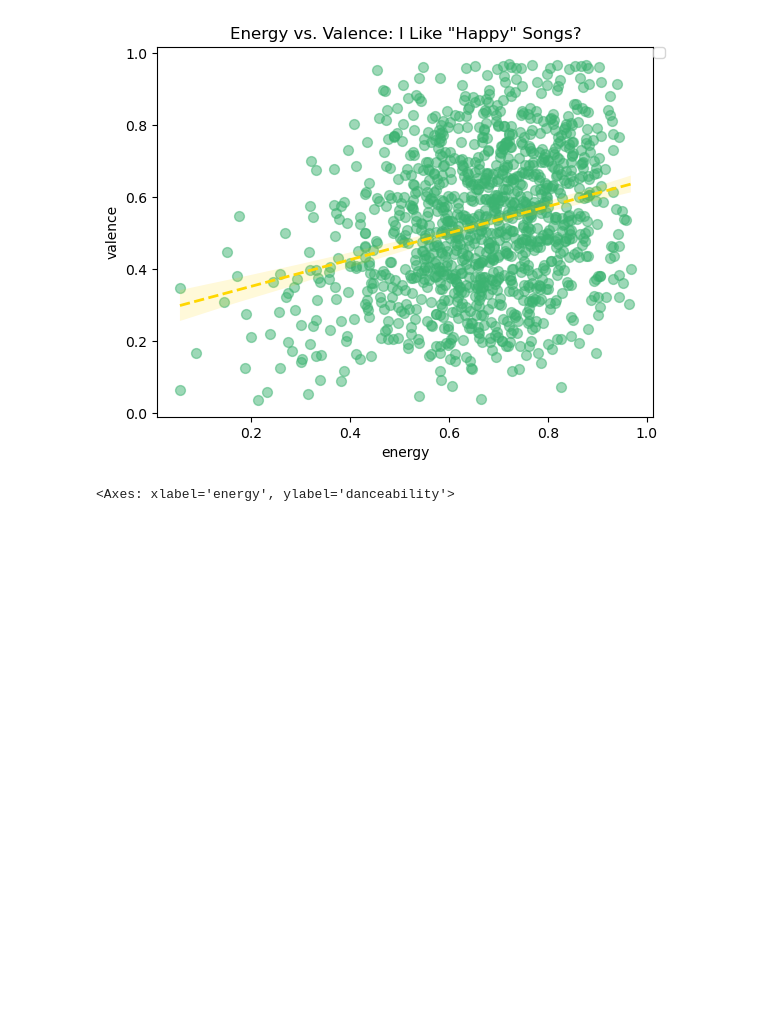
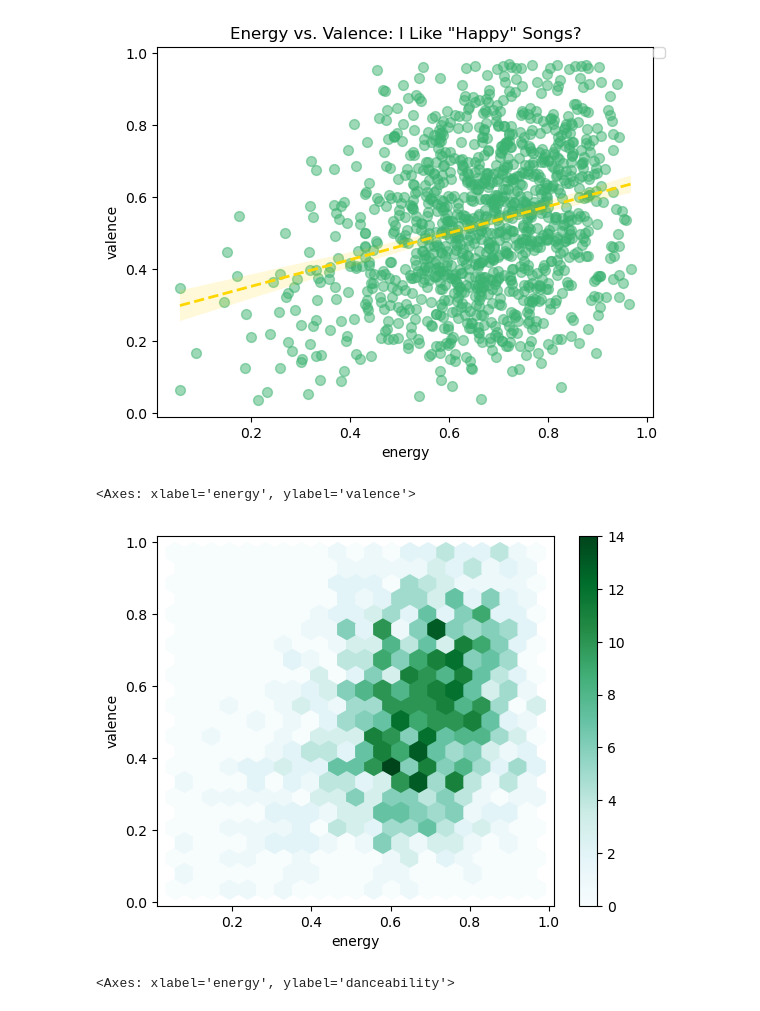
Before and after one commit to kspicer80/spotify_analysis, a Jupyter notebook: spotify_data_analysis.ipynb, the cells around one changed output. Cells and saved outputs as stored; diff of their text form; code cells hidden in the pictures; blank space fills up the shorter version.

Commit message:
more plots

```diff
--- a/spotify_data_analysis.ipynb
+++ b/spotify_data_analysis.ipynb
@@ -93,6 +95,11 @@ plt.show()
 # %% [output]
 No artists with labels found to put in legend.  Note that artists whose label start with an underscore are ignored when legend() is called with no argument.
 [figure]
+# %%
+df.plot(kind='hexbin', x='energy', y='valence', gridsize=20)
+# %% [output]
+<Axes: xlabel='energy', ylabel='valence'>
+[figure, added]
 # %%
 just_2023 = df[df['year_added'] == 2023]
 sns.regplot(data=just_2023, x='energy', y='danceability', color='orange', line_kws={"linewidth": 2, "linestyle": 'dotted', "color": "blue"}, scatter_kws={"s": 50, "alpha": 0.5}, lowess=True)
```
Also changed, not shown: parts of 6 cells of this notebook.
